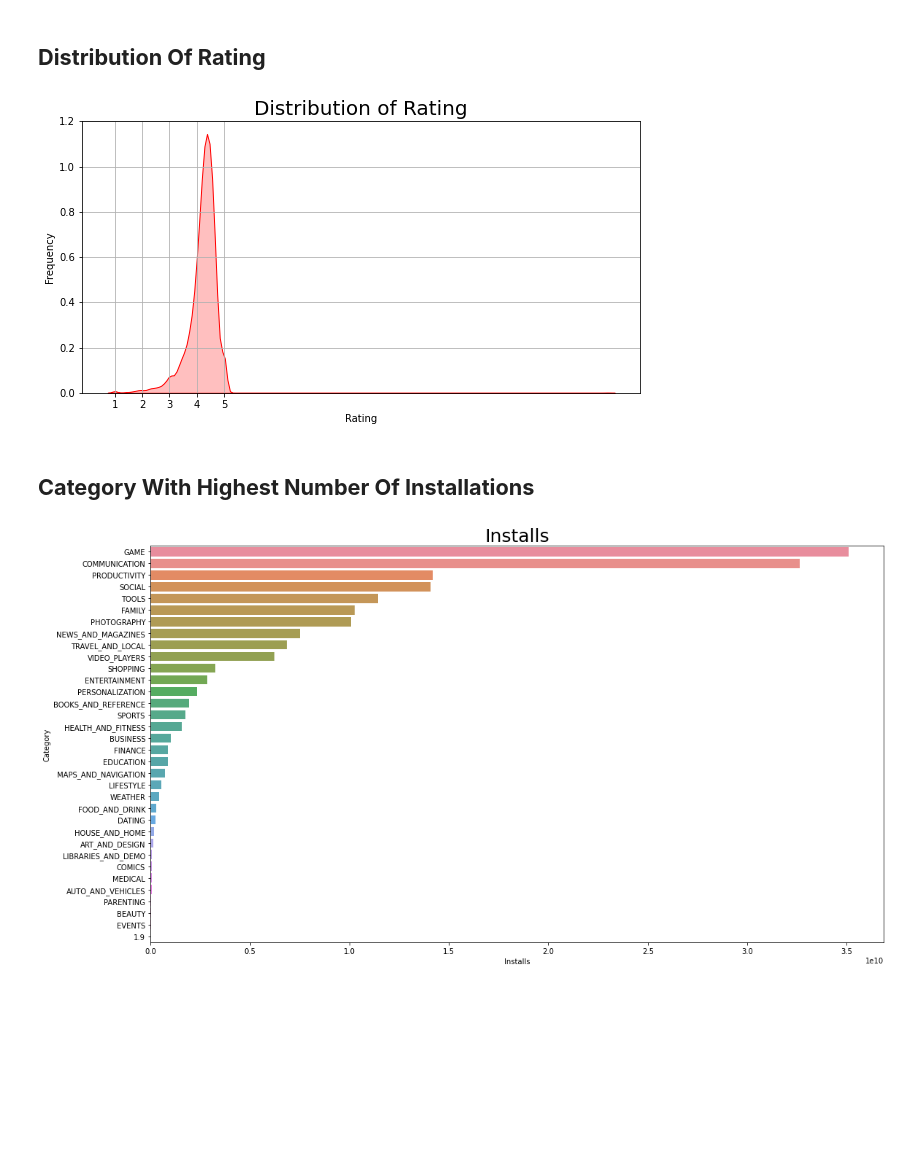
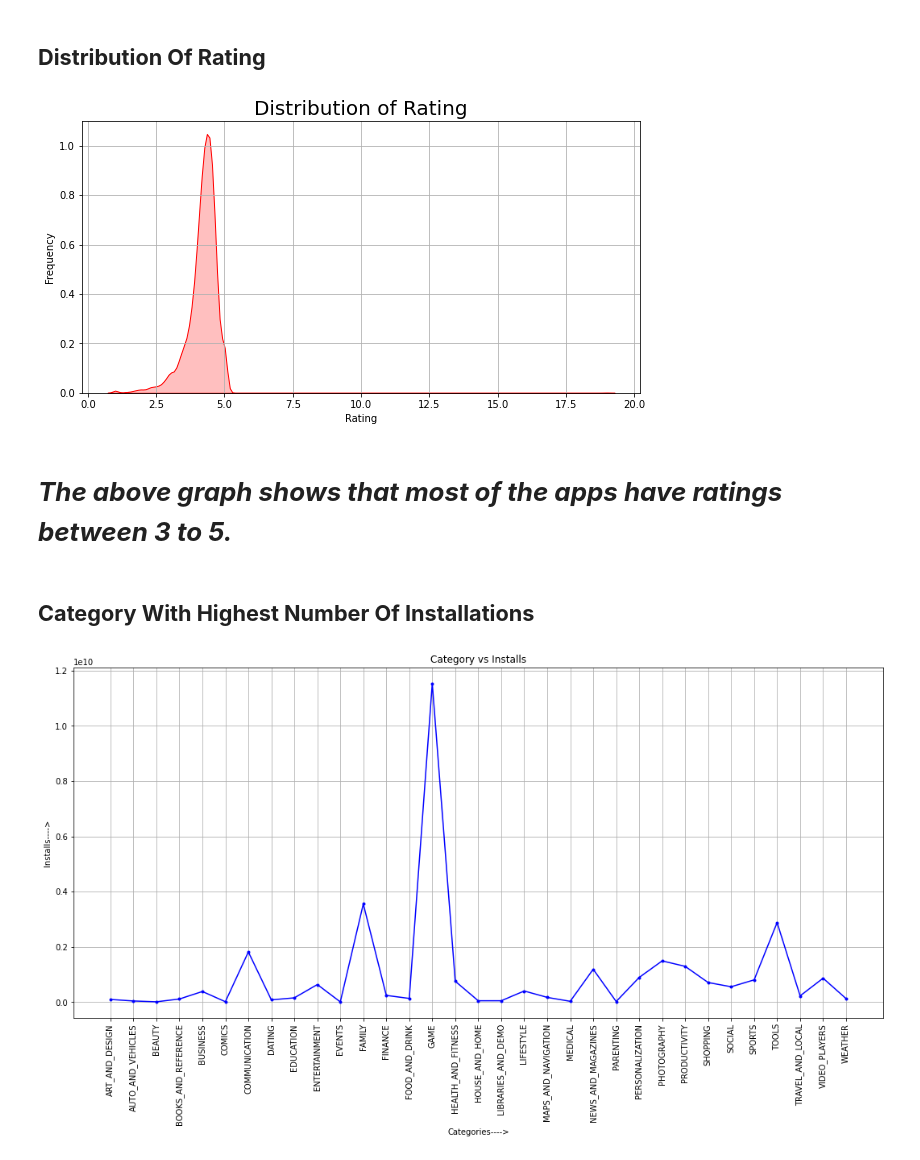
Before and after one commit to Jahnavi-Jaolekar/Play-Store-Review-Analysis, a Jupyter notebook: Play_Store_App_Review_Analysis_Capstone_Project.ipynb, the cells around one changed output. Drawn from its saved outputs; the diff is of its cells as text; code cells hidden in the pictures; blank space fills up the shorter version.

```diff
--- a/Play_Store_App_Review_Analysis_Capstone_Project.ipynb
+++ b/Play_Store_App_Review_Analysis_Capstone_Project.ipynb
@@ -415,29 +469,28 @@ category_graph.set_title("Top categories on Google Playstore", fontsize = 25);
 plt.figure(figsize=(10,5))
 plt.xlabel("Rating")
 plt.ylabel("Frequency")
-plt.xticks(range(1, 6))
+# plt.xticks(range(1, 6))
 plt.grid()
 rating_distribution_graph = sns.kdeplot(play_store.Rating, color="red", shade = True)
 plt.title('Distribution of Rating',size = 20);
 # %% [output]
-[figure, old version]
+[figure, new version]
+# %% [markdown]
+# ***The above graph shows that most of the apps have ratings between 3 to 5.***
 # %% [markdown]
 ## **Category With Highest Number Of Installations**
 # %%
-highest_Installs = play_store.groupby('Category')[['Installs']].sum().sort_values(by='Installs', ascending=False)
+# defining x
+x = play_store.groupby('Category')['Installs'].agg(np.sum)
-# %%
-x1axis = []
-y1axis = []
-
-for i in range(len(highest_Installs)):
-    x1axis.append(highest_Installs.Installs[i])
-    y1axis.append(highest_Installs.index[i])
-
-plt.figure(figsize=(18,10))
-
-plt.xlabel("Installs")
-plt.ylabel("Category")
-highest_installs_graph = sns.barplot(x = x1axis, y = y1axis, alpha =0.9, palette= "husl")
-highest_installs_graph.set_title("Installs", fontsize = 25);
-# %% [output]
-[figure, removed]
+# %%
+# plotting line graph to determine category highest installations
+plt.figure(figsize=(18,8))
+plt.plot(x ,  color='blue', marker='.')
+plt.xticks(rotation=90)
+plt.xlabel('Categories---->')
+plt.ylabel('Installs---->')
+plt.title('Category vs Installs')
+plt.grid()
+plt.show()
+# %% [output]
+[figure, added]
```
Also changed, not shown: parts of 63 cells of this notebook.
